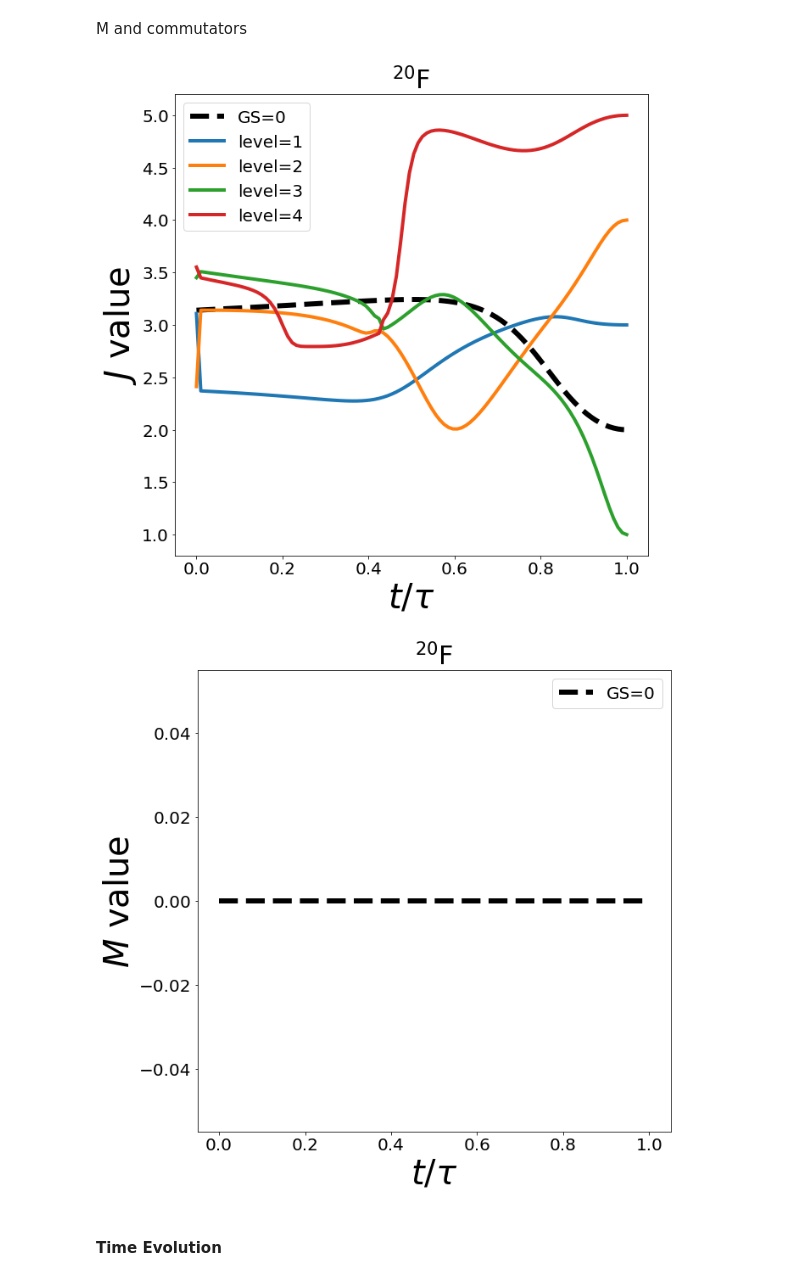
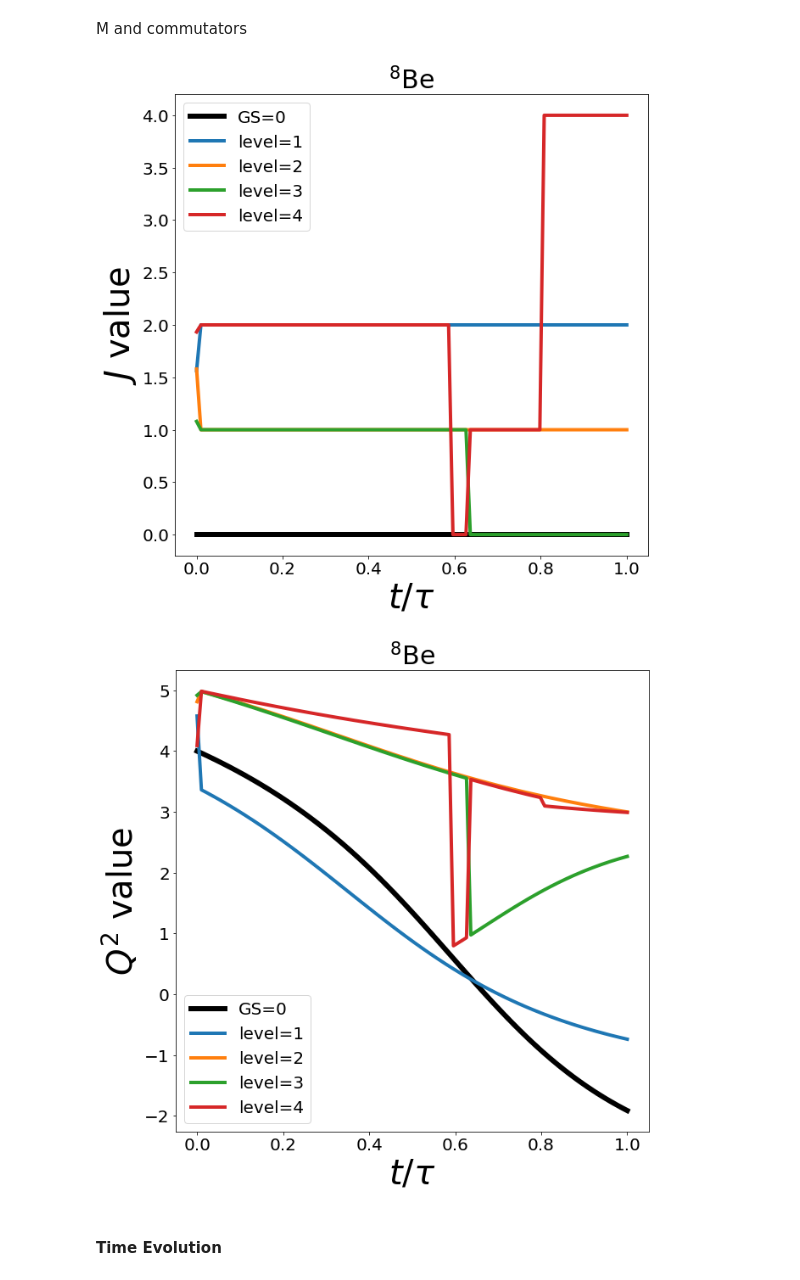
Before and after one commit to emacosta95/2nd_qa4nsm, a Jupyter notebook: OddOddNucleiPshell.ipynb, the cells around one changed output. Saved outputs shown, nothing was run; the diff lists cells and outputs as text; code cells hidden in the pictures.

```diff
--- a/OddOddNucleiPshell.ipynb
+++ b/OddOddNucleiPshell.ipynb
@@ -65,12 +66,12 @@ J= [0. 1.]
 # %% [markdown]
 #### Hyperparameters
 # %%
-nparticles_a:int=3
-nparticles_b:int=1
+nparticles_a:int=4
+nparticles_b:int=4
 
 size_a:int=SPS.energies.shape[0]//2
 size_b:int=SPS.energies.shape[0]//2
-title=r'$^{20}$F'
+title=r'$^{8}$Be'
 # p shell
 # Li8 (3,1), B10 (3,3), Li12 (3,5), Li6 (1,1)
 # sd shell
@@ -105,6 +106,11 @@ for state in SPS.state_encoding:
 
 Moperator.get_external_potential(diag_m)
 Moperator.get_hamiltonian()
+
+
+QQoperator=FermiHubbardHamiltonian(size_a=size_a,size_b=size_b,nparticles_a=nparticles_a,nparticles_b=nparticles_b,symmetries=[SPS.total_M_zero])
+QQoperator.get_twobody_interaction(twobody_dict=matrix_qq)
+QQoperator.get_hamiltonian()
 # %% [output]
 Computing the matrix, pls wait... (u_u)
 # %% [markdown]
@@ -275,6 +287,8 @@ psi_spectrum = np.zeros((nlevels, InitialHamiltonian.basis.shape[0]))
 n_evolution=np.zeros((nlevels,ngrid, InitialHamiltonian.basis.shape[-1]))
 j_values=np.zeros_like(spectrum)
 m_values = np.zeros_like(spectrum)
+qq_values=np.zeros_like(spectrum)
+
 comm=np.zeros_like(spectrum)
 plt.plot(lambd)
 plt.plot(1-lambd)
@@ -290,7 +304,7 @@ for i in trange(ngrid):
     for a in range(psis.shape[-1]):
         j_values[a,i]=J2cki.j_value(psi=psis[:,a])
         m_values[a,i]=psis[:,a].transpose().conjugate().dot(Moperator.hamiltonian.dot(psis[:,a]))
-
+        qq_values[a,i]=psis[:,a].transpose().conjugate().dot(QQoperator.hamiltonian.dot(psis[:,a]))
     spectrum[:,i]=values
 # %% [markdown]
 Plots
@@ -327,41 +341,41 @@ M and commutators
 
 
 
 plt.figure(figsize=(10, 10))
 plt.title(title,fontsize=30)
-for i in range(5):
+for i in range(nlevels):
     if i==0:
-        plt.plot(lambd,j_values[i],label=f'GS={i}',linewidth=6,color='black',linestyle='--')
+        plt.plot(lambd,j_values[i],label=f'GS={i}',linewidth=6,color='black',)
     else:
         plt.plot(lambd,j_values[i],label=f'level={i}',linewidth=4)
 plt.legend(fontsize=20)
 
 #plt.axhline(y=0,color='red',linestyle='--',linewidth=3)
 plt.xlabel(r'$t/\tau$',fontsize=40)
 plt.ylabel(r'$J$ value',fontsize=40)
 plt.tick_params(which='major',labelsize=20)
 # plt.xlim([0.9,1])
 plt.show()
 
 
 plt.figure(figsize=(10, 10))
 plt.title(title,fontsize=30)
-for i in range(1):
+for i in range(nlevels):
     if i==0:
-        plt.plot(lambd,m_values[i],label=f'GS={i}',linewidth=6,color='black',linestyle='--')
+        plt.plot(lambd,qq_values[i],label=f'GS={i}',linewidth=6,color='black')
     else:
-        plt.plot(lambd,m_values[i],label=f'level={i}',linewidth=4)
+        plt.plot(lambd,qq_values[i],label=f'level={i}',linewidth=4)
 plt.legend(fontsize=20)
 
 #plt.axhline(y=0,color='red',linestyle='--',linewidth=3)
 plt.xlabel(r'$t/\tau$',fontsize=40)
-plt.ylabel(r'$M$ value',fontsize=40)
+plt.ylabel(r'$Q^2$ value',fontsize=40)
 plt.tick_params(which='major',labelsize=20)
 # plt.xlim([0.9,1])
 plt.show()
 # %% [output]
-[figure, old version]
+[figure, new version]
-[figure, old version]
+[figure, new version]
 # %% [markdown]
 #### Time Evolution
 # %%
```
Also changed, not shown: parts of 10 cells of this notebook, 7 other files.
